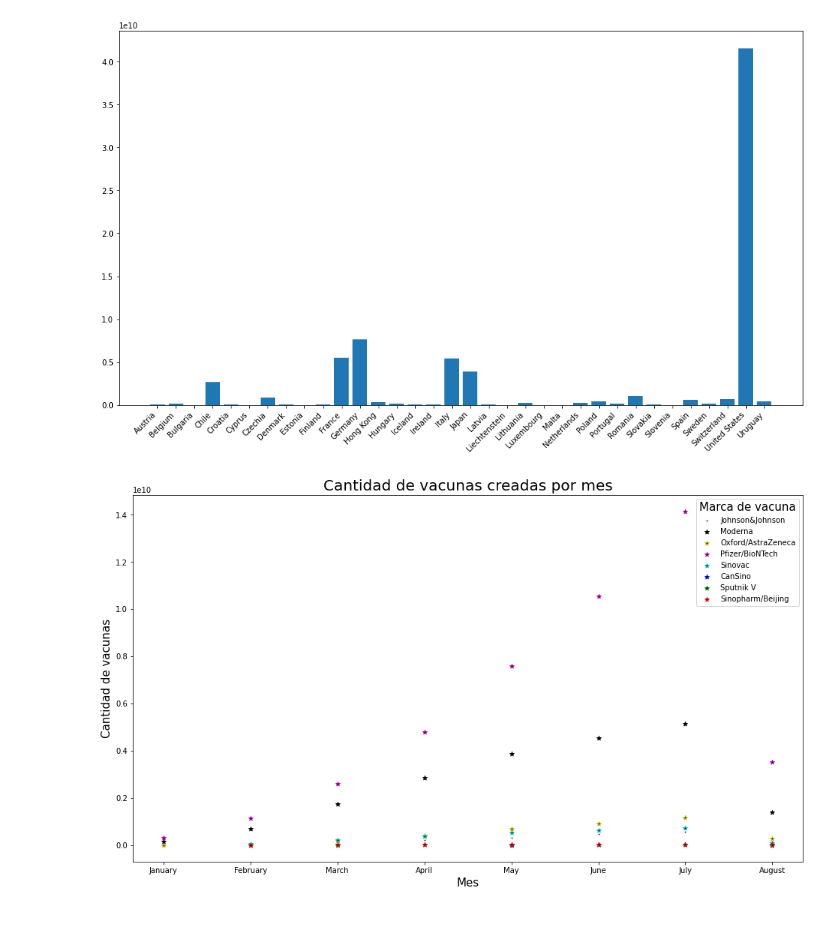
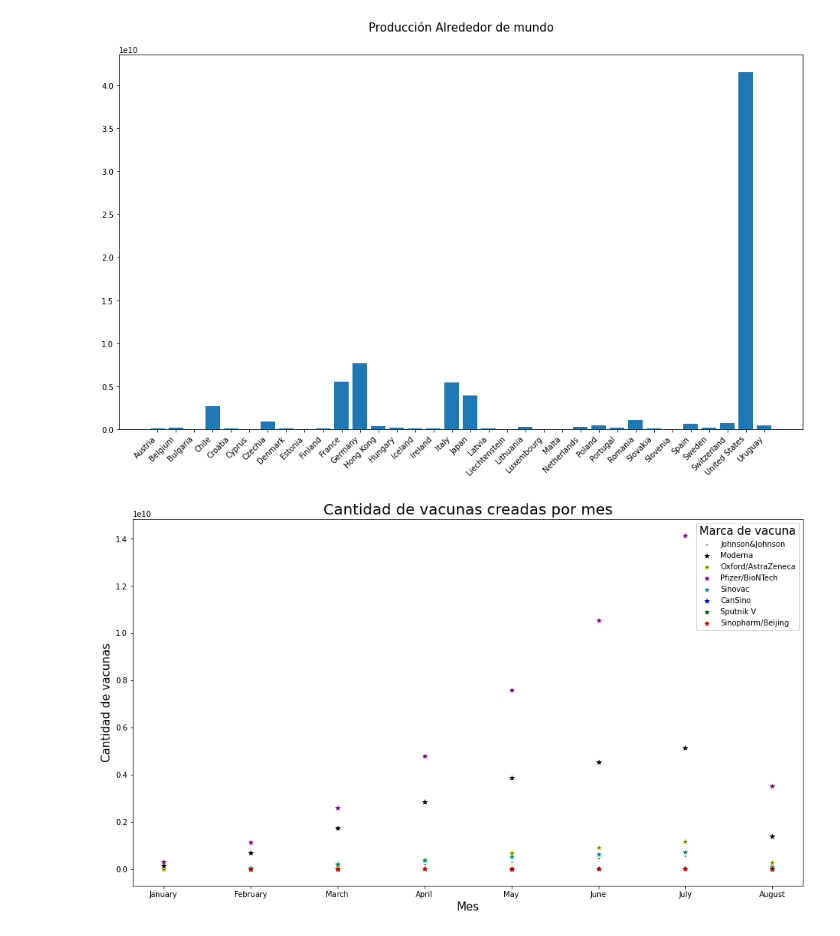
Before and after one commit to RamonMt2303/Arte-de-la-analitica-Grupo-4, a Jupyter notebook: Avance_3.ipynb, the cells around one changed output. Cells and saved outputs as stored; diff of their text form; code cells hidden in the pictures.

```diff
--- a/Avance_3.ipynb
+++ b/Avance_3.ipynb
@@ -25,9 +25,10 @@ for i in range(0, len(dataFrame)):
 # %%
 plt.bar(range(len(data)), list(data.values()), align='center')
 plt.xticks(range(len(data)), list(data.keys()), rotation=45, ha='right')
+plt.title('Producción Alrededor del Mundo', y=1.05, size=15)
 plt.show()
 # %% [output]
-[figure, old version]
+[figure, new version]
 # %%
 
 dates = {}
```
